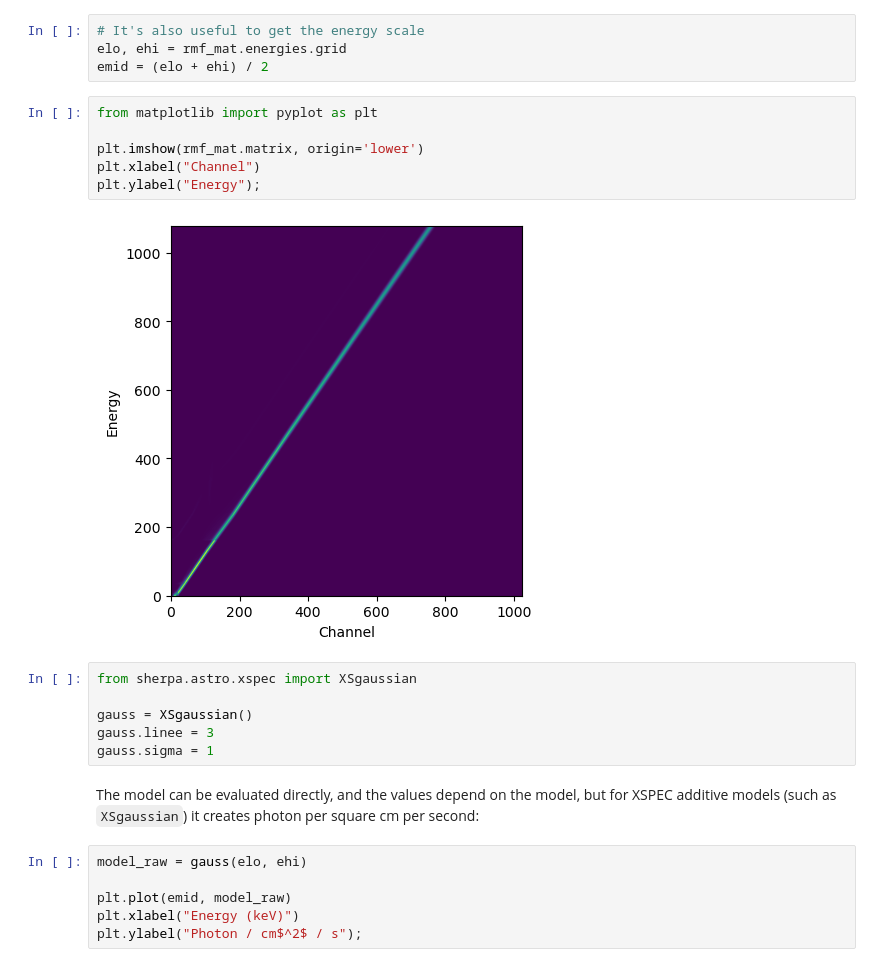
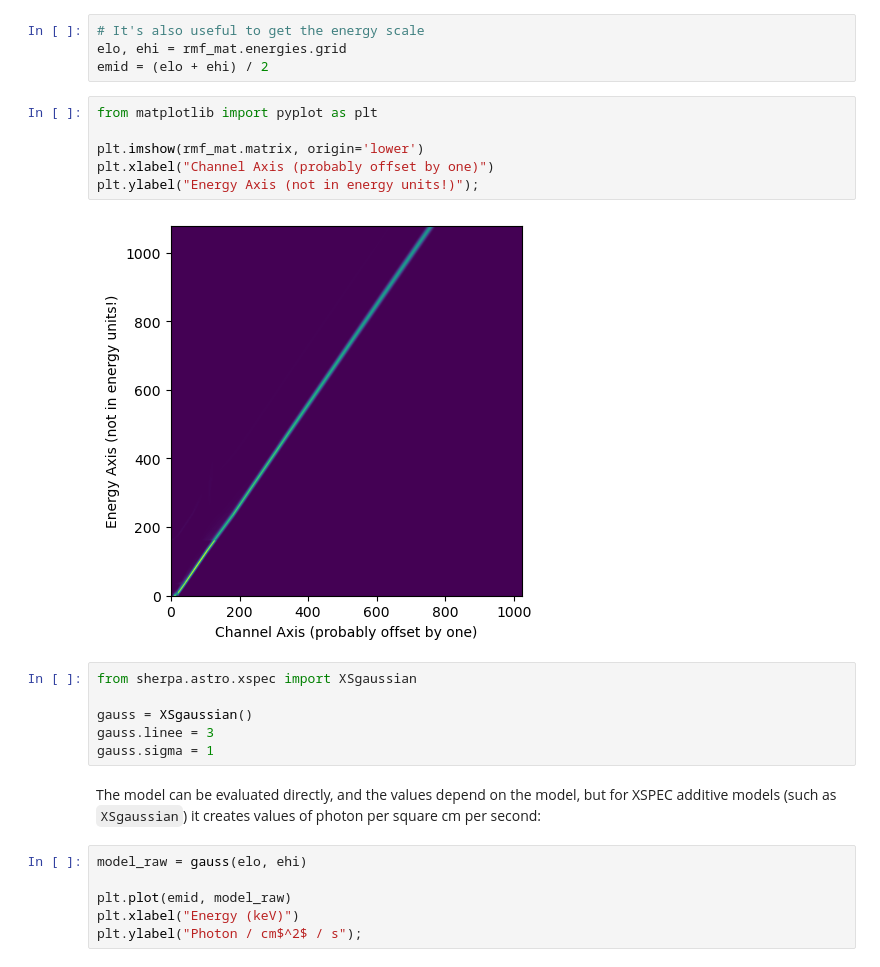
Before and after one commit to DougBurke/sherpa-standalone-notebooks, a Jupyter notebook: A deep dive into responses.ipynb, the cells around one changed output. Drawn from its saved outputs; the diff is of its cells as text.

```diff
--- a/A deep dive into responses.ipynb
+++ b/A deep dive into responses.ipynb
@@ -66,11 +76,11 @@ emid = (elo + ehi) / 2
 # %%
 from matplotlib import pyplot as plt
 
 plt.imshow(rmf_mat.matrix, origin='lower')
-plt.xlabel("Channel")
-plt.ylabel("Energy");
+plt.xlabel("Channel Axis (probably offset by one)")
+plt.ylabel("Energy Axis (not in energy units!)");
 # %% [output]
-[figure, old version]
+[figure, new version]
 # %%
 from sherpa.astro.xspec import XSgaussian
 
@@ -79,7 +89,7 @@ gauss.linee = 3
 gauss.sigma = 1
 # %% [markdown]
 The model can be evaluated directly, and the values depend on the model, but for XSPEC additive models (such as `XSgaussian`)
-it creates photon per square cm per second:
+it creates values of photon per square cm per second:
 # %%
 model_raw = gauss(elo, ehi)
 
```
Also changed, not shown: parts of 29 cells of this notebook.
